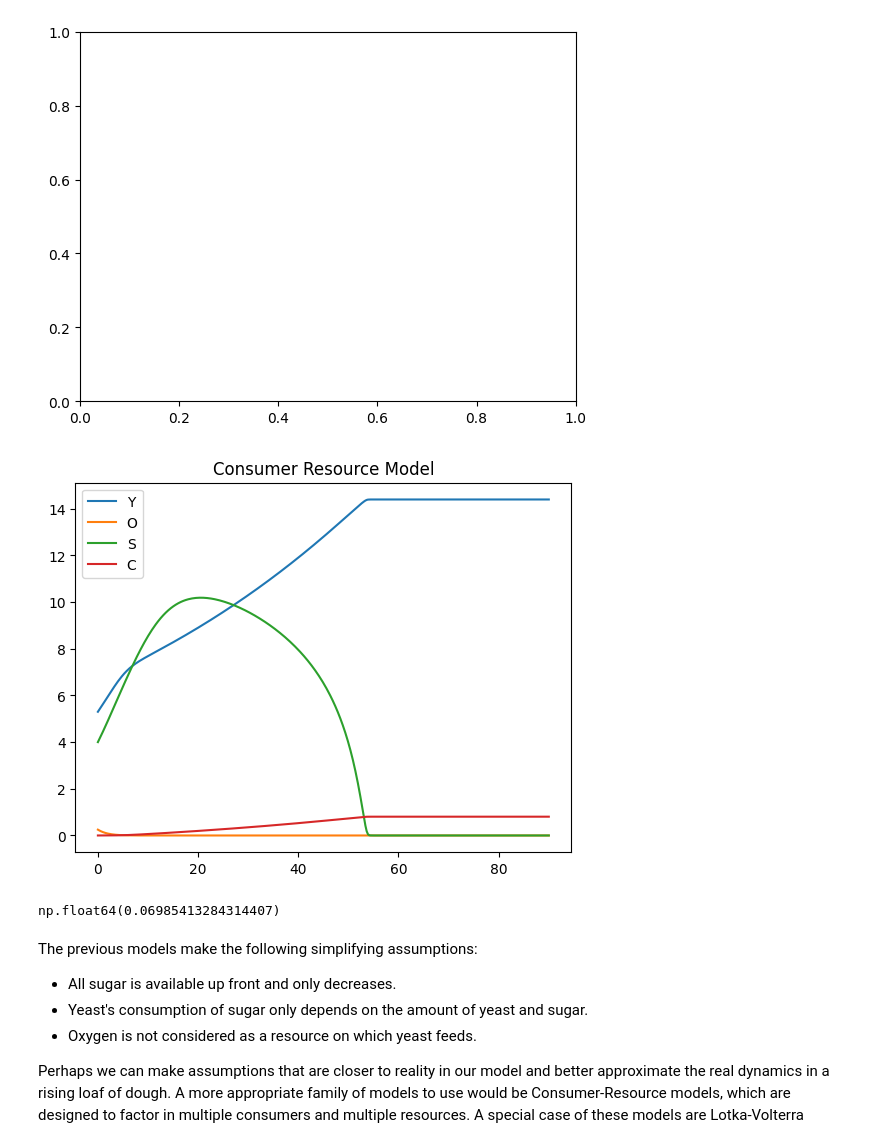
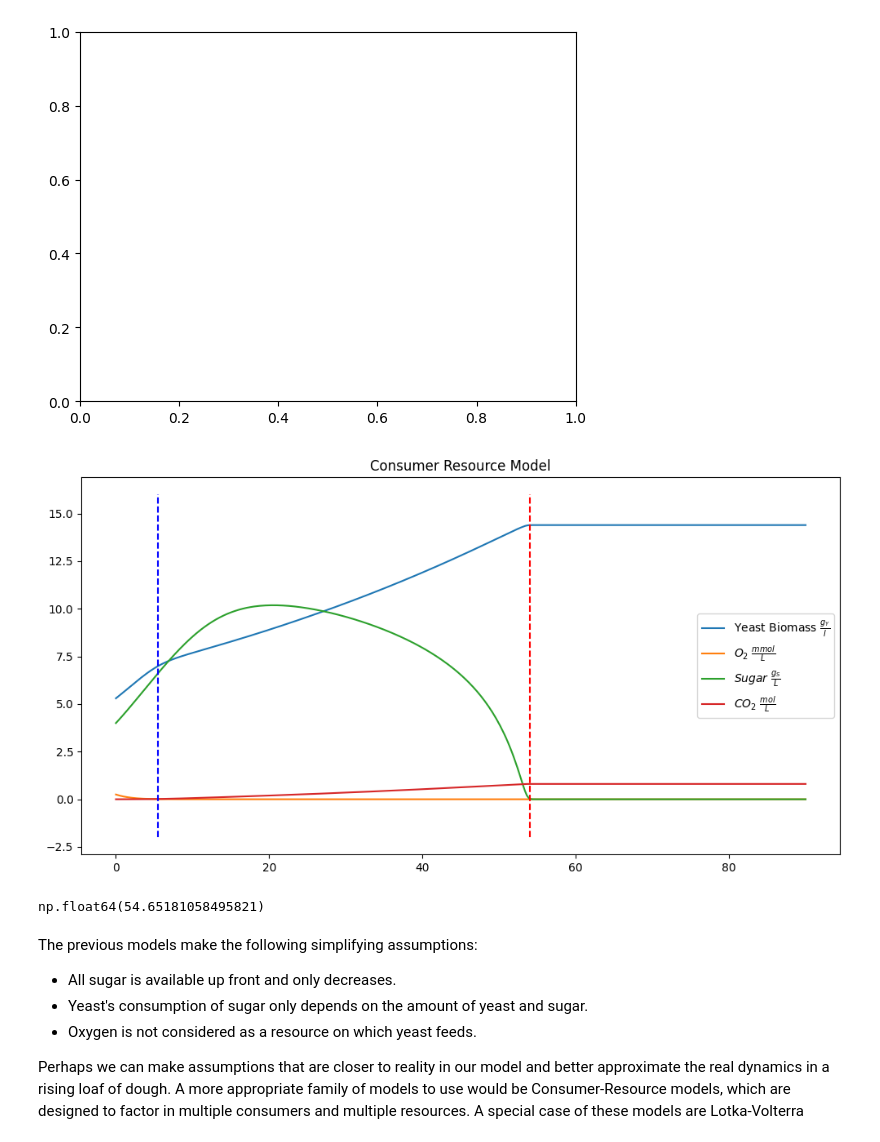
Before and after one commit to EthanPrimes/modeling_yeast_spread, a Jupyter notebook: mcrm_experiments.ipynb, the cells around one changed output. Cells and saved outputs as stored; diff of their text form; code cells hidden in the pictures.

Commit message:
improved plotting for dynamics figure

```diff
--- a/mcrm_experiments.ipynb
+++ b/mcrm_experiments.ipynb
@@ -90,39 +90,46 @@ def solve_and_graph(params):
     wo, waer, wana, ko, ks, ps, rs, co, cs, m, Y_0, O_0, S_0, C_0 = params
     def ode(t, yosc):
         Y, O, S, C = yosc
         fO = O / (ko + O)
 
         uS = cs * S / (ks + S)
         uO = co * O
 
         wseff = wana + (waer - wana) * fO
 
         dY = Y * (wo * uO + wseff * uS) - m
         dO = -uO * Y
         dS = rs * S * (1 - (S / ps)) - uS * Y
         dC = Y * uS * (1 - fO) * .0111
 
         return np.array([dY, dO, dS, dC])
 
     t0, tf = 0, 90
     t_eval = np.linspace(t0, tf, 360)
 
     y0 = np.array([Y_0, O_0, S_0, C_0])
 
     sol = solve_ivp(ode, (t0, tf), y0, t_eval=t_eval)
 
-    plt.plot(t_eval, sol.y[0, :], label=r'Yeast Biomass $\frac{g_Y}{l}')
-    plt.plot(t_eval, sol.y[1, :], label=r'$O_2$ $\frac{mmol}{L}$')
-    plt.plot(t_eval, sol.y[2, :], label=r'$Sugar$ $\frac{g_S}{L}')
-    plt.plot(t_eval, sol.y[3, :], label='C')
-    plt.title("Consumer Resource Model")
+    fig, ax = plt.subplots(figsize=(12, 6))
+
+    ax.plot(t_eval, sol.y[0, :], label=r'Yeast Biomass $\frac{g_Y}{l}$')
+    ax.plot(t_eval, sol.y[1, :], label=r'$O_2$ $\frac{mmol}{L}$')
+    ax.plot(t_eval, sol.y[2, :], label=r'$Sugar$ $\frac{g_S}{L}$')
+    ax.plot(t_eval, sol.y[3, :], label=r'$CO_2$ $\frac{mol}{L}$')
+    ax.set_title("Consumer Resource Model")
+
+    # Set vertical lines
+    ax.plot([5.515320334261839, 5.515320334261839], [-2, 16], '--b')
+    ax.plot([54, 54], [-2, 16], '--r')
+
     plt.legend()
 
     plt.show()
 
 solve_and_graph(params)
 # %% [output]
-[figure, old version]
+[figure, new version]
 # %%
 wo, waer, wana, ko, ks, ps, rs, co, cs, m, Y_0, O_0, S_0, C_0 = params
 def ode(t, yosc):
@@ -148,9 +155,11 @@ y0 = np.array([Y_0, O_0, S_0, C_0])
 
 sol = solve_ivp(ode, (t0, tf), y0, t_eval=t_eval)
 
-sol.y[3, -1]
+sugar = list(sol.y[2, :])
+sugar.index(0.0003921149713750117)
+t_eval[218]
 # %% [output]
-np.float64(0.06985413284314407)
+np.float64(54.65181058495821)
 # %% [markdown]
 The previous models make the following simplifying assumptions:
 
```
